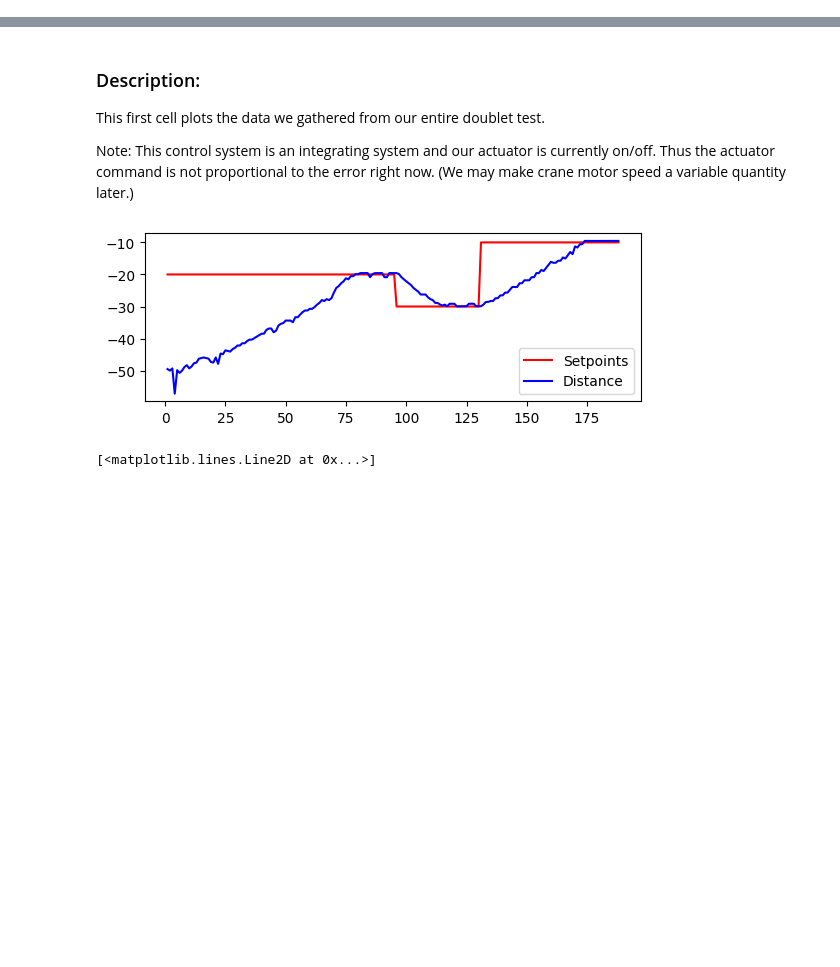
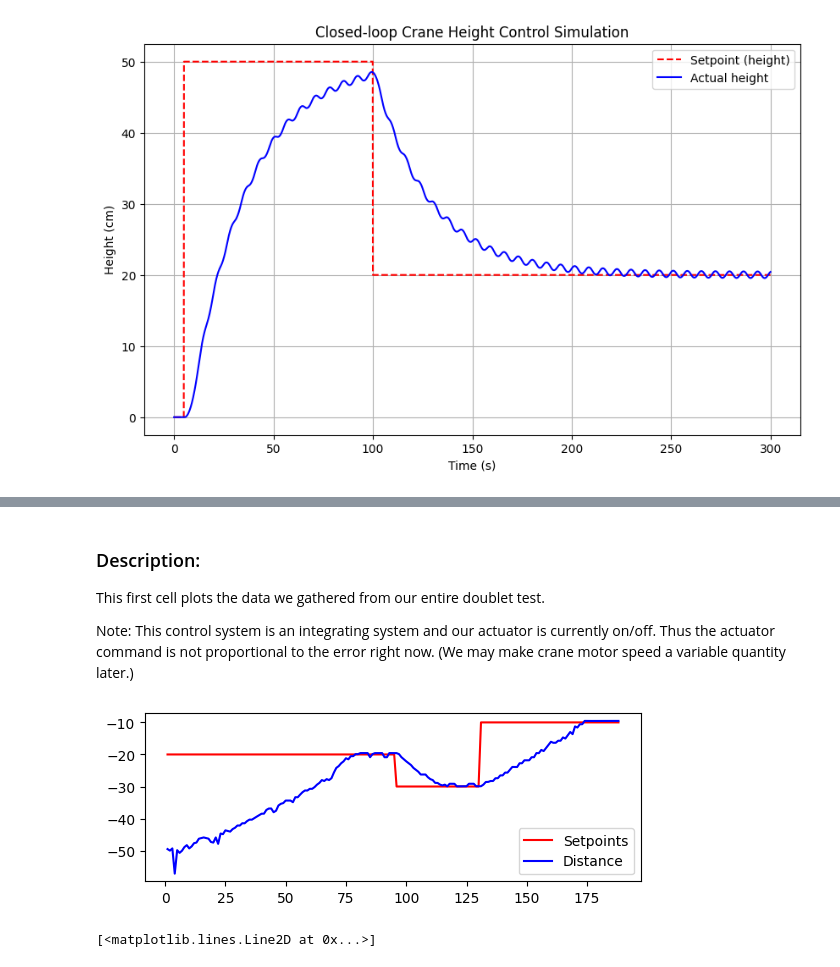
Before and after one commit to andrewlchappell-byte/Controls-Project-Crane-Style, a Jupyter notebook: Plotting with FOPDT.ipynb, the cells around one changed output, grey strips where cells are left out. Drawn from its saved outputs; the diff is of its cells as text; code cells hidden in the pictures; blank space fills up the shorter version.

Commit message:
Changes are simulating a control system with a PI loop in the file Plotting with FOPDT.ipynb

```diff
--- a/Plotting with FOPDT.ipynb
+++ b/Plotting with FOPDT.ipynb
@@ -2,0 +15,81 @@ import matplotlib.pyplot as plt
+# %%
+import numpy as np
+import matplotlib.pyplot as plt
+from collections import deque
+
+# --- PI Controller ---
+def pi_controller(e_k, e_prev, u_prev, Kc, Ti, Ts):
+    """
+    Discrete PI controller.
+    """
+    u_k = u_prev + Kc * ( (e_k - e_prev) + (Ts / Ti) * e_k )
+    # Clamp PWM between 0 and 1
+
+    # u_k = max(0.0, min(1.0, u_k))# Updated (up and down motion allowed)
+    u_k = max(-1.0, min(1.0, u_k))
+    return u_k
+
+# --- Actuator (motor velocity) ---
+def actuator_response(u_k, v_prev, delay_buffer, tau, Ts, v_min=1.0, v_max=10.0):
+    """
+    FOPDT motor velocity model.
+    """
+    v_cmd = (v_max - v_min) * u_k
+    delay_buffer.append(v_cmd)
+    v_delayed = delay_buffer.popleft()
+    v_k = v_prev + (Ts / tau) * (v_delayed - v_prev)
+    return v_k, delay_buffer
+
+# --- Height update ---
+def update_height(h_prev, v_k, Ts):
+    return h_prev + v_k * Ts
+
+# --- Simulation parameters ---
+Ts = 0.1       # sampling time (s)
+Tsim = 300      # total simulation time (s)
+steps = int(Tsim / Ts)
+
+tau = 2.0      # motor time constant (s)
+L = 0.5        # dead time (s)
+delay_steps = int(L / Ts)
+delay_buffer = deque([0.0]*delay_steps)
+
+# Kc = 0.8       # PI proportional gain (example tuned)
+# Ti = 3.0       # PI integral time constant (s)
+
+Kp = 0.9704
+tau = 28
+thetap = 4
+Kc = tau / Kp / (2*thetap)
+Ti = tau
+
+# --- Initialize variables ---
+h = np.zeros(steps)
+v = np.zeros(steps)
+u = np.zeros(steps)
+e = np.zeros(steps)
+
+# Example setpoint: step from 0 cm to 50 cm at t=5s
+h_sp = np.zeros(steps)
+h_sp[int(5/Ts):] = 50.0
+h_sp[int(100/Ts):] = 20.0
+
+# --- Simulation loop ---
+for k in range(1, steps):
+    e[k] = h_sp[k] - h[k-1]
+    u[k] = pi_controller(e[k], e[k-1], u[k-1], Kc, Ti, Ts)
+    v[k], delay_buffer = actuator_response(u[k], v[k-1], delay_buffer, tau, Ts)
+    h[k] = update_height(h[k-1], v[k], Ts)
+
+# --- Plot results ---
+plt.figure(figsize=(10,6))
+plt.plot(np.arange(steps)*Ts, h_sp, 'r--', label='Setpoint (height)')
+plt.plot(np.arange(steps)*Ts, h, 'b-', label='Actual height')
+plt.xlabel('Time (s)')
+plt.ylabel('Height (cm)')
+plt.legend()
+plt.grid(True)
+plt.title('Closed-loop Crane Height Control Simulation')
+plt.show()
+# %% [output]
+[figure, added]
```
Also changed, not shown: parts of 3 cells of this notebook, 1 other file.
